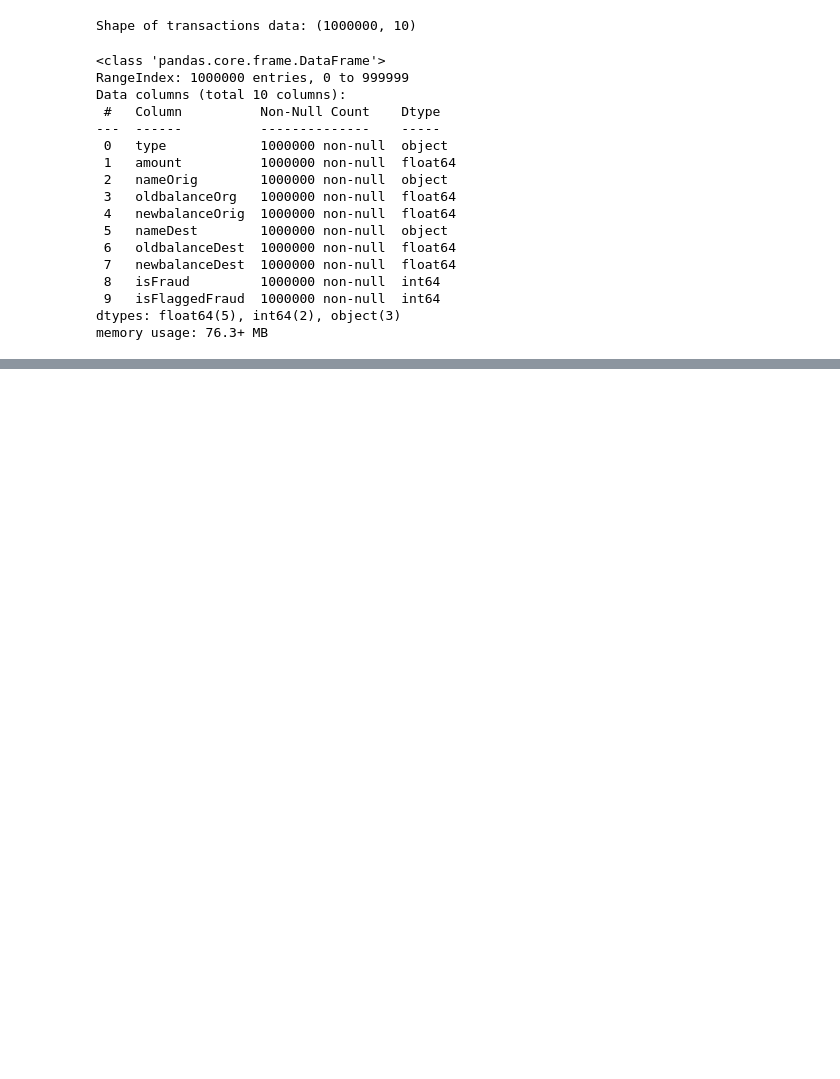
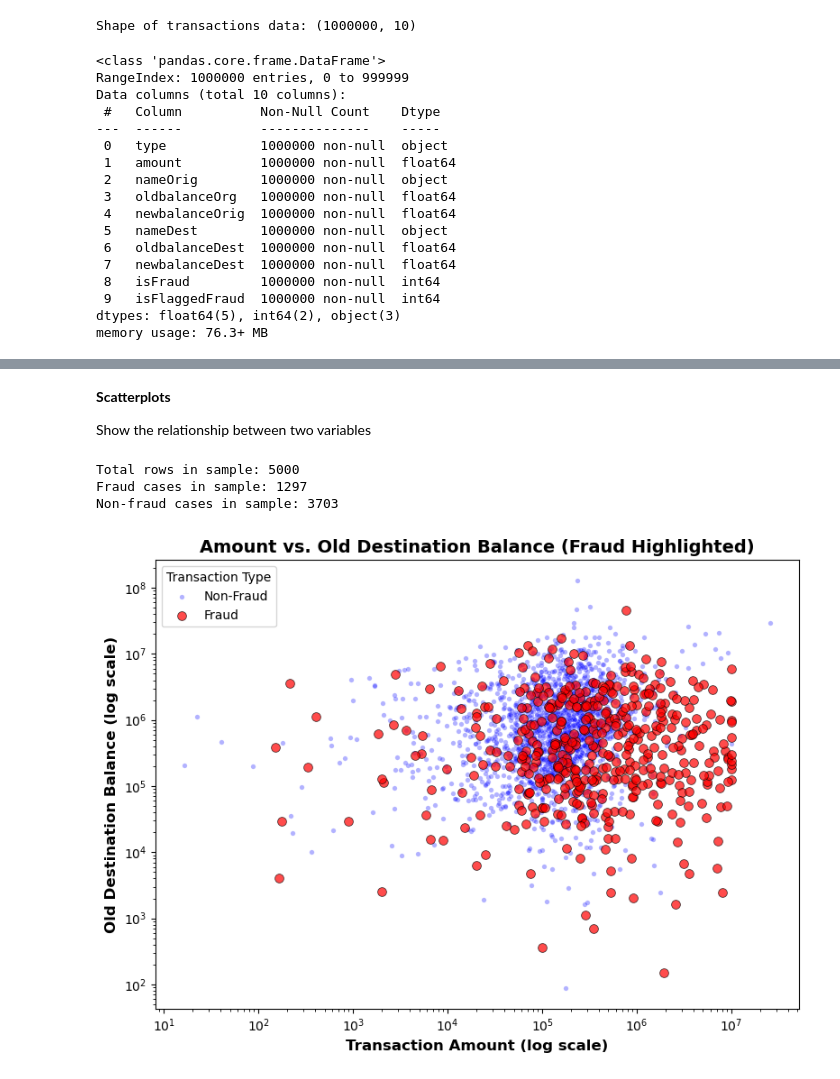
Before and after one commit to J-Moral/JM_Financial_Fraud_Detection, a Jupyter notebook: notebooks/eda.ipynb, the cells around one changed output, grey strips where cells are left out. Saved outputs shown, nothing was run; the diff lists cells and outputs as text; code cells hidden in the pictures; blank space fills up the shorter version.

```diff
--- a/notebooks/eda.ipynb
+++ b/notebooks/eda.ipynb
@@ -159,0 +345,68 @@ plt.show()
+# %% [markdown]
+**Scatterplots**
+
+Show the relationship between two variables
+# %%
+# Get all fraud cases (so none are left out)
+fraud_df = transactions[transactions['isFraud'] == 1]
+
+# Take a random sample of non-fraud cases (don’t plot the full dataset)
+# Subtract the fraud count so the total sample is about 5,000 rows
+nonfraud_sample_size = 5000 - len(fraud_df)
+nonfraud_df = transactions[transactions['isFraud'] == 0].sample(
+    n=nonfraud_sample_size,
+    random_state=42  # Makes results the same every time
+)
+
+# Combine fraud and non-fraud samples into one dataset
+sampled_df = pd.concat([fraud_df, nonfraud_df])
+
+# Check the counts
+print("Total rows in sample:", len(sampled_df))
+print("Fraud cases in sample:", len(fraud_df))
+print("Non-fraud cases in sample:", len(nonfraud_df))
+# %% [output]
+Total rows in sample: 5000
+Fraud cases in sample: 1297
+Non-fraud cases in sample: 3703
+# %%
+#  Plot `amount` versus `oldbalanceDest`
+
+plt.figure(figsize=(8, 6))
+
+# Plot non-fraud points (blue, smaller, more transparent)
+sns.scatterplot(
+    data=sampled_df[sampled_df['isFraud'] == 0],
+    x='amount',
+    y='oldbalanceDest',
+    color='blue',
+    alpha=0.3,
+    s=15,   # smaller size
+    label='Non-Fraud'
+)
+
+# Plot fraud points (red, larger, outlined)
+sns.scatterplot(
+    data=sampled_df[sampled_df['isFraud'] == 1],
+    x='amount',
+    y='oldbalanceDest',
+    facecolor='red',
+    edgecolor='black',  # outline to make fraud stand out
+    alpha=0.7,
+    s=50,   # larger size
+    label='Fraud'
+)
+
+# Log scale to handle skewed values
+plt.xscale('log')
+plt.yscale('log')
+
+# Titles and labels
+plt.title('Amount vs. Old Destination Balance (Fraud Highlighted)', fontsize=14, fontweight='bold')
+plt.xlabel('Transaction Amount (log scale)', fontsize=12, fontweight='bold')
+plt.ylabel('Old Destination Balance (log scale)', fontsize=12, fontweight='bold')
+plt.legend(title='Transaction Type')
+plt.tight_layout()
+plt.show()
+# %% [output]
+[figure, added]
```
Also changed, not shown: parts of 64 cells of this notebook.
